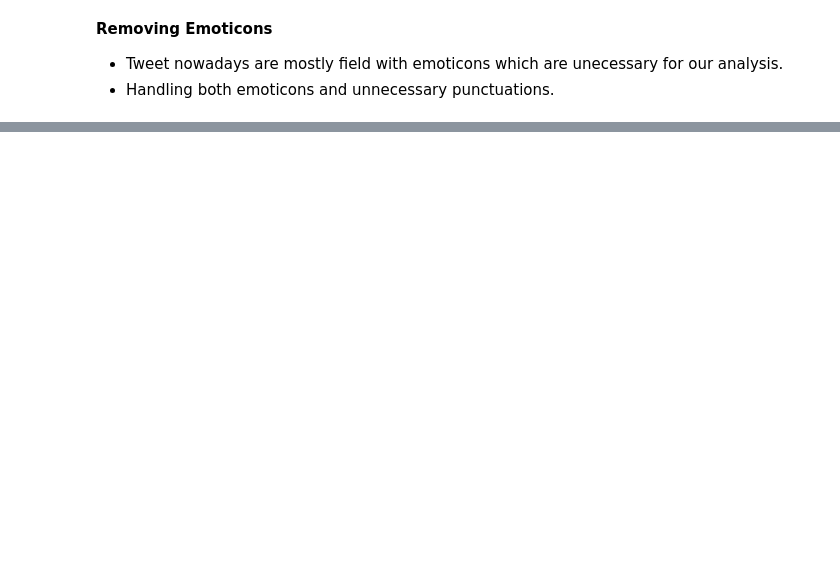
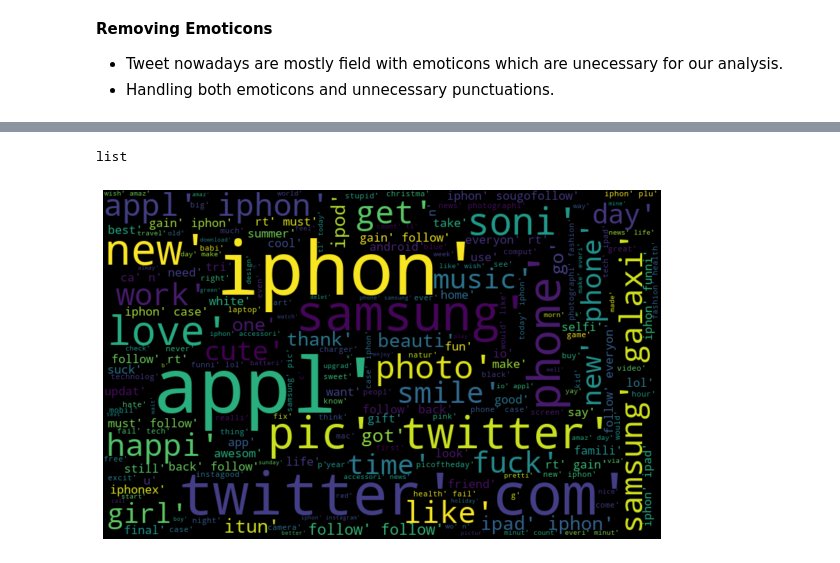
Before and after one commit to SeekerHub/Twitter_Sentiment_Analysis, a Jupyter notebook: Sentiment_data_preprocessing.ipynb, the cells around one changed output, grey strips where cells are left out. Drawn from its saved outputs; the diff is of its cells as text; code cells hidden in the pictures; blank space fills up the shorter version.

```diff
--- a/Sentiment_data_preprocessing.ipynb
+++ b/Sentiment_data_preprocessing.ipynb
@@ -161,0 +154,6 @@ train_data_clean = pd.DataFrame(data_clean.tweet.apply(stemming))
+# %%
+from nltk.stem.porter import *
+stemmer = PorterStemmer()
+
+tokenized = tokenized.apply(lambda x: [stemmer.stem(i) for i in x]) # stemming
+# tokenized.head()
@@ -161,0 +169,3 @@ train_data_clean = pd.DataFrame(data_clean.tweet.apply(stemming))
+# %%
+tokenized = tokenized.apply(stemming)
+tokenized
@@ -161,0 +185,5 @@ train_data_clean = pd.DataFrame(data_clean.tweet.apply(stemming))
+# %%
+for i in range(len(tokenized)):
+    tokenized[i] = ' '.join(tokenized[i])
+
+combined['tweet'] = tokenized
@@ -161,0 +206,17 @@ train_data_clean = pd.DataFrame(data_clean.tweet.apply(stemming))
+# %%
+l = [str(text) for text in combined['tweet']]
+type(l)
+# %% [output]
+list
+# %%
+all_words = ' '.join(l)
+from matplotlib import pyplot as plt
+from wordcloud import WordCloud
+wordcloud = WordCloud(width=800, height=500, random_state=21, max_font_size=110).generate(all_words)
+
+plt.figure(figsize=(10, 7))
+plt.imshow(wordcloud, interpolation="bilinear")
+plt.axis('off')
+plt.show()
+# %% [output]
+[figure, added]
```
Also changed, not shown: parts of 18 cells of this notebook, 1 other file.
